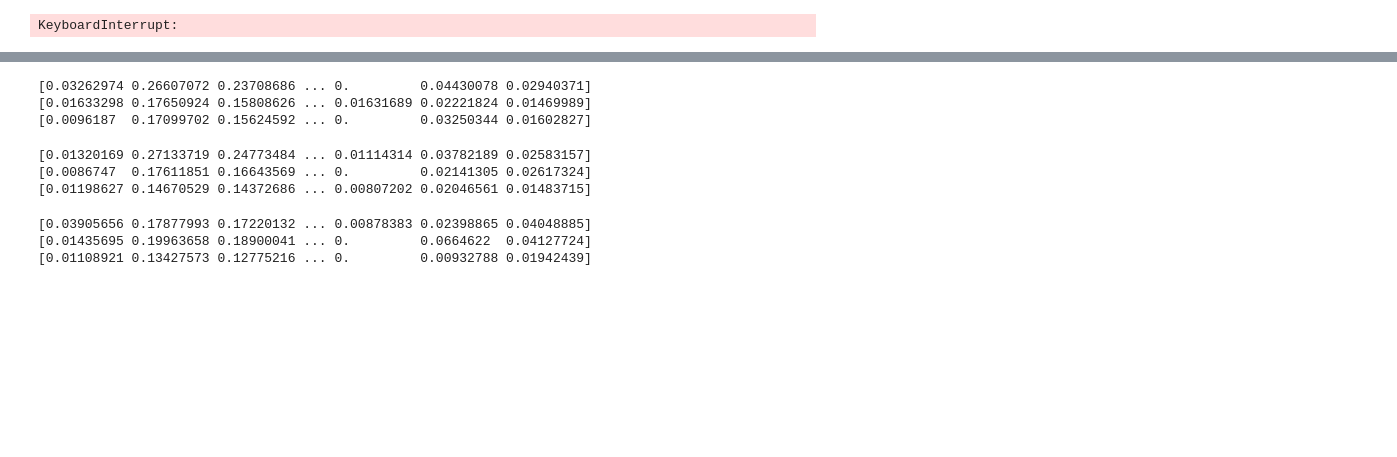
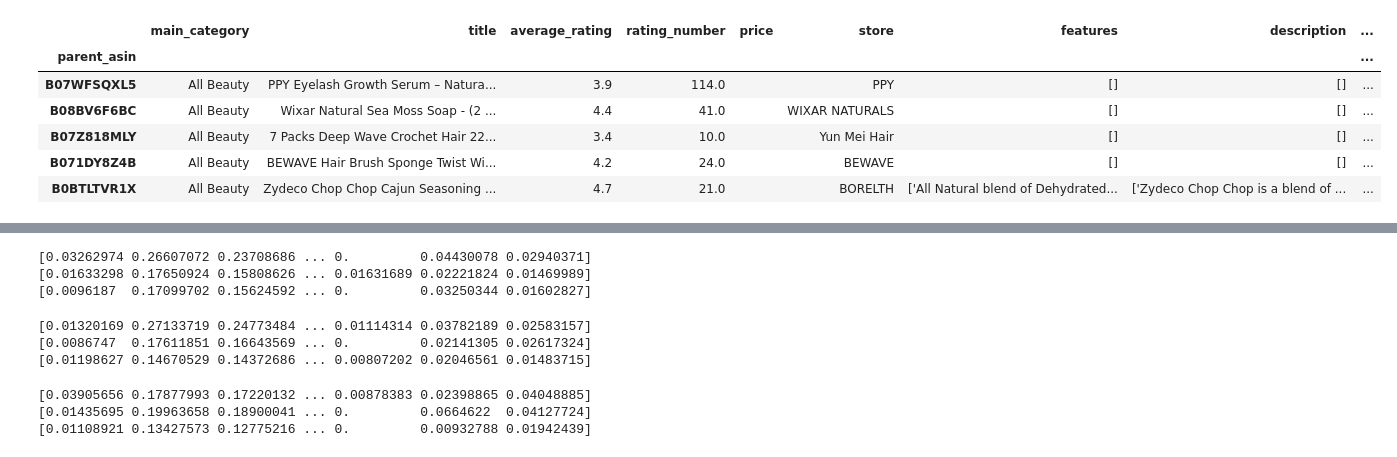
Before and after one commit to asujamuto/Shopping_Recomendation, a Jupyter notebook: first_final.ipynb, the cells around one changed output, grey strips where cells are left out. Drawn from its saved outputs; the diff is of its cells as text; code cells hidden in the pictures; blank space fills up the shorter version.

Commit message:
solution based on explored data

```diff
--- a/first_final.ipynb
+++ b/first_final.ipynb
@@ -67,23 +82,15 @@ def recommend_for_user(user_id, top_k=10):
-# %%
-from tqdm import tqdm
-import pandas as pd
-
-def recommend_top_k_for_all_users(train_df, tfidf_matrix, top_k=5):
-    user_predictions = []
-    user_ids = train_df["user_id"].unique()
-
-    for user_id in tqdm(user_ids):
-        profile = build_user_profile(user_id)
-        scores = cosine_similarity(profile, tfidf_matrix).flatten()
-
-        seen_items = set(train_df[train_df["user_id"] == user_id]["item_id"])
-        recs = [i for i in scores.argsort()[::-1] if i not in seen_items][:top_k]
-
-        str_scores = ", ".join(map(str, recs))
-        user_predictions.append({"user_id": user_id, "predictions": str_scores})
-
-    return pd.DataFrame(user_predictions)
-
-df_out = recommend_top_k_for_all_users(train_df, tfidf_matrix, top_k=5)
-# %% [output]
-KeyboardInterrupt:
+# %%
+category_df = {}
+for category in meta_df["main_category"].unique():
+    category_df[category] = meta_df[meta_df["main_category"] == category]
+    category_df[category].drop(columns="main_category", axis=1)
+
+category_df["All Beauty"].head()
+# %% [output]
+|  | main_category | title | average_rating | rating_number | price | store | features | description | ... |
+| parent_asin |  |  |  |  |  |  |  |  | ... |
+| B07WFSQXL5 | All Beauty | PPY Eyelash Growth Serum – Natura... | 3.9 | 114.0 |  | PPY | [] | [] | ... |
+| B08BV6F6BC | All Beauty | Wixar Natural Sea Moss Soap - (2 ... | 4.4 | 41.0 |  | WIXAR NATURALS | [] | [] | ... |
+| B07Z818MLY | All Beauty | 7 Packs Deep Wave Crochet Hair 22... | 3.4 | 10.0 |  | Yun Mei Hair | [] | [] | ... |
+| B071DY8Z4B | All Beauty | BEWAVE Hair Brush Sponge Twist Wi... | 4.2 | 24.0 |  | BEWAVE | [] | [] | ... |
+| B0BTLTVR1X | All Beauty | Zydeco Chop Chop Cajun Seasoning ... | 4.7 | 21.0 |  | BORELTH | ['All Natural blend of Dehydrated... | ['Zydeco Chop Chop is a blend of ... | ... |
```
Also changed, not shown: parts of 10 cells of this notebook, 9 other files.
